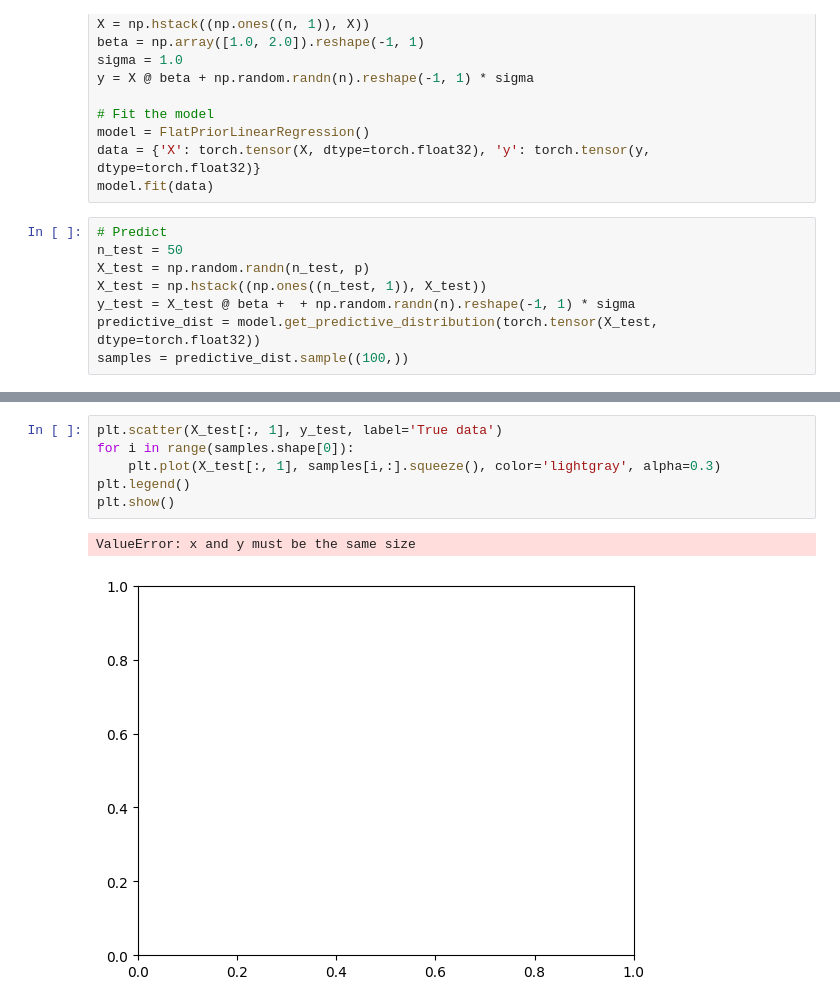
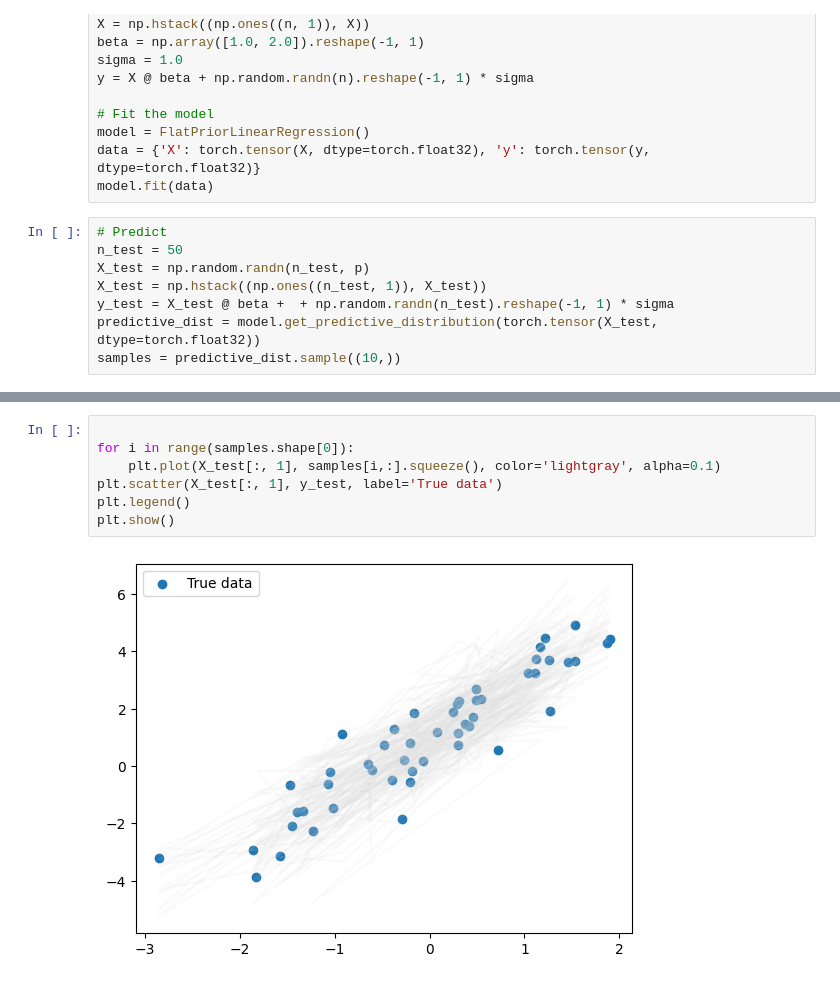
Before and after one commit to pablogarciarce/AdvReg, a Jupyter notebook: notebooks/test_bayesian_lin_reg.ipynb, the cells around one changed output, grey strips where cells are left out. Drawn from its saved outputs; the diff is of its cells as text.

```diff
--- a/notebooks/test_bayesian_lin_reg.ipynb
+++ b/notebooks/test_bayesian_lin_reg.ipynb
@@ -23,6 +23,6 @@ model.fit(data)
 n_test = 50
 X_test = np.random.randn(n_test, p)
 X_test = np.hstack((np.ones((n_test, 1)), X_test))
-y_test = X_test @ beta +  + np.random.randn(n).reshape(-1, 1) * sigma
+y_test = X_test @ beta +  + np.random.randn(n_test).reshape(-1, 1) * sigma
 predictive_dist = model.get_predictive_distribution(torch.tensor(X_test, dtype=torch.float32))
-samples = predictive_dist.sample((100,))
+samples = predictive_dist.sample((10,))
@@ -45,9 +29,9 @@ array([[0.70473377, 2.17791122, 2.76349157, ..., 1.35454825, 0.99985394,
 # %%
+
+for i in range(samples.shape[0]):
+    plt.plot(X_test[:, 1], samples[i,:].squeeze(), color='lightgray', alpha=0.1)
 plt.scatter(X_test[:, 1], y_test, label='True data')
-for i in range(samples.shape[0]):
-    plt.plot(X_test[:, 1], samples[i,:].squeeze(), color='lightgray', alpha=0.3)
 plt.legend()
 plt.show()
 # %% [output]
-ValueError: x and y must be the same size
-[figure, old version]
+[figure, new version]
```
Also changed, not shown: parts of 1 cell of this notebook.
